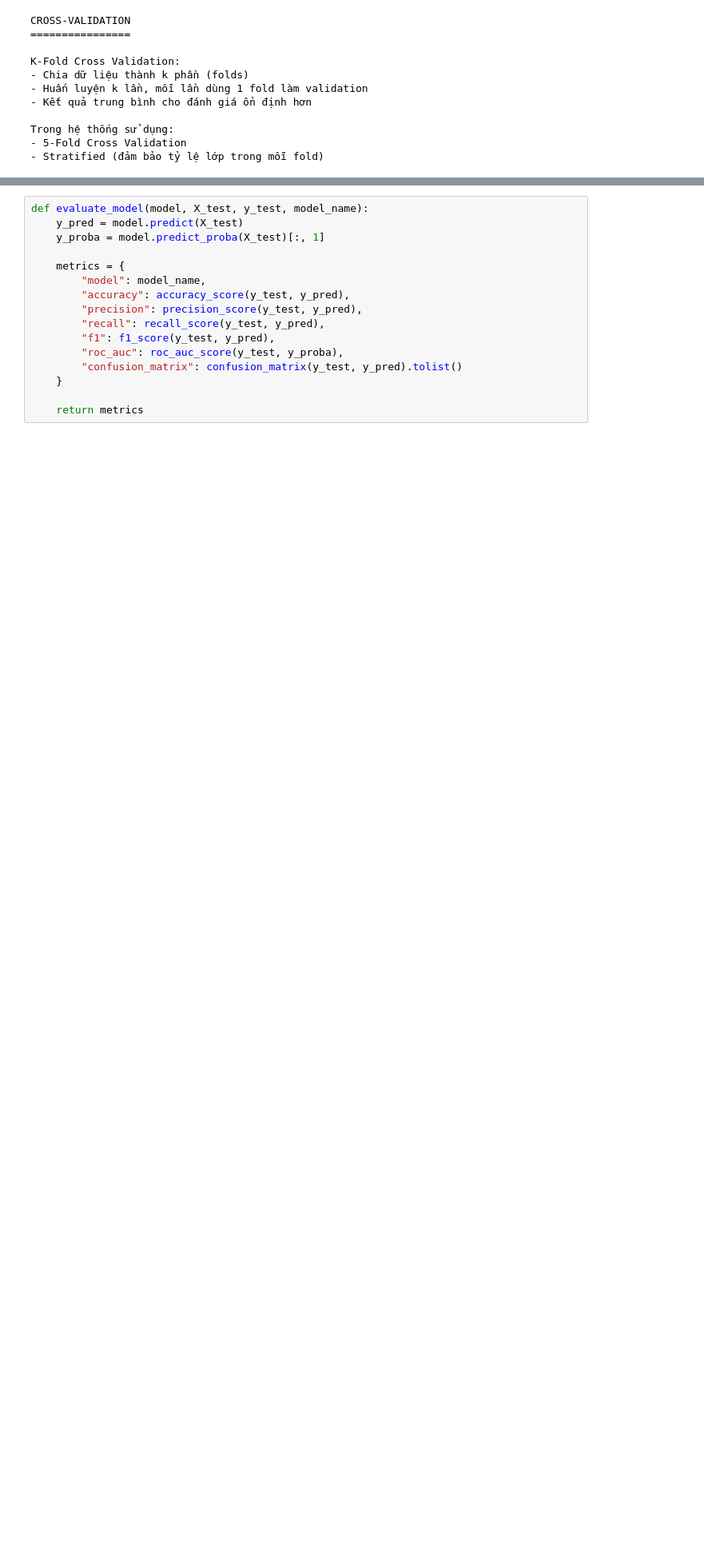
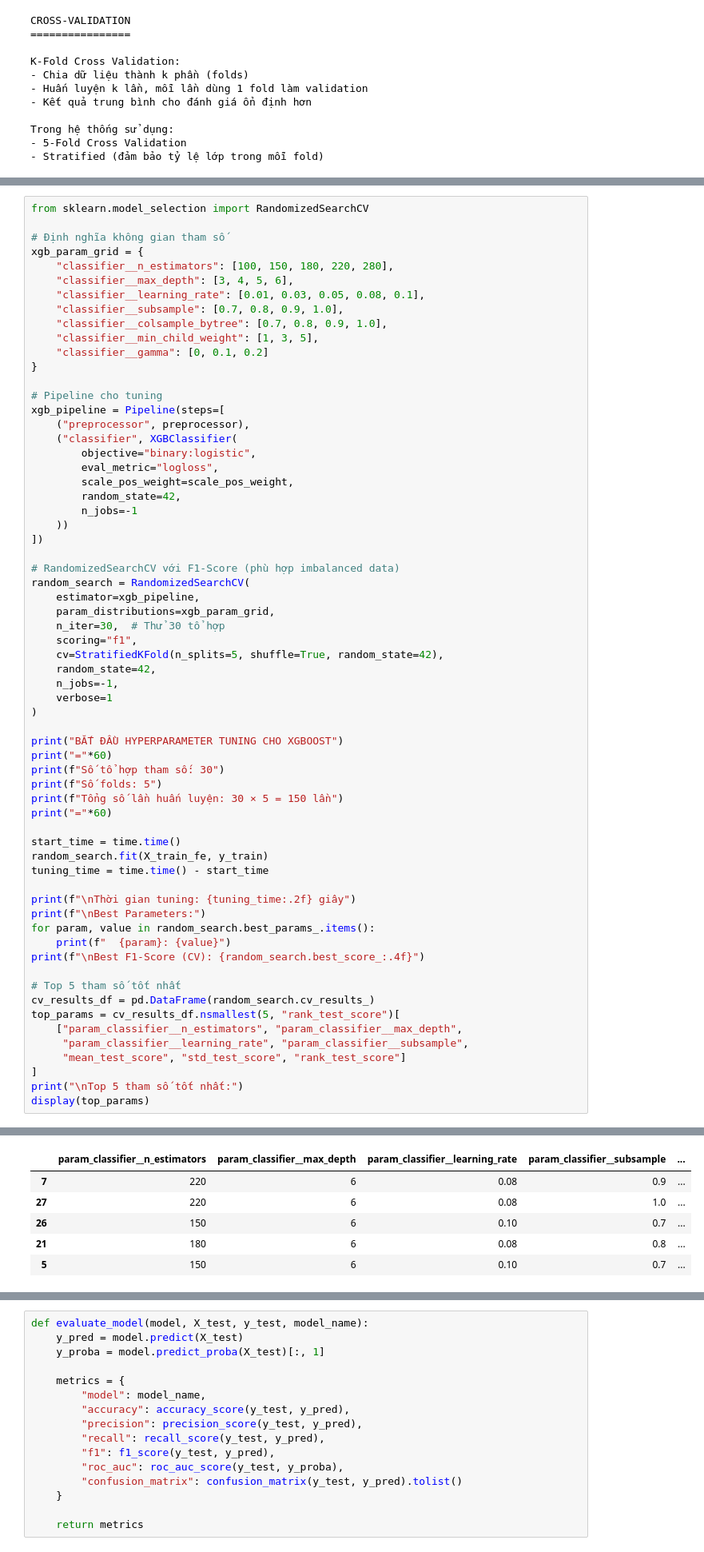
Before and after one commit to bngcVu/diabetes-classification-mining, a Jupyter notebook: notebooks/02_preprocessing_modeling.ipynb, the cells around one changed output, grey strips where cells are left out. Shown at 80% size. Drawn from its saved outputs; the diff is of its cells as text; blank space fills up the shorter version.

```diff
--- a/notebooks/02_preprocessing_modeling.ipynb
+++ b/notebooks/02_preprocessing_modeling.ipynb
@@ -1432,0 +1264,65 @@ Mean F1: 0.4435 (+/- 0.0063)
+# %%
+from sklearn.model_selection import RandomizedSearchCV
+
+# Định nghĩa không gian tham số
+xgb_param_grid = {
+    "classifier__n_estimators": [100, 150, 180, 220, 280],
+    "classifier__max_depth": [3, 4, 5, 6],
+    "classifier__learning_rate": [0.01, 0.03, 0.05, 0.08, 0.1],
+    "classifier__subsample": [0.7, 0.8, 0.9, 1.0],
+    "classifier__colsample_bytree": [0.7, 0.8, 0.9, 1.0],
+    "classifier__min_child_weight": [1, 3, 5],
+    "classifier__gamma": [0, 0.1, 0.2]
+}
+
+# Pipeline cho tuning
+xgb_pipeline = Pipeline(steps=[
+    ("preprocessor", preprocessor),
+    ("classifier", XGBClassifier(
+        objective="binary:logistic",
+        eval_metric="logloss",
+        scale_pos_weight=scale_pos_weight,
+        random_state=42,
+        n_jobs=-1
+    ))
+])
+
+# RandomizedSearchCV với F1-Score (phù hợp imbalanced data)
+random_search = RandomizedSearchCV(
+    estimator=xgb_pipeline,
+    param_distributions=xgb_param_grid,
+    n_iter=30,  # Thử 30 tổ hợp
+    scoring="f1",
+    cv=StratifiedKFold(n_splits=5, shuffle=True, random_state=42),
+    random_state=42,
+    n_jobs=-1,
+    verbose=1
+)
+
+print("BẮT ĐẦU HYPERPARAMETER TUNING CHO XGBOOST")
+print("="*60)
+print(f"Số tổ hợp tham số: 30")
+print(f"Số folds: 5")
+print(f"Tổng số lần huấn luyện: 30 × 5 = 150 lần")
+print("="*60)
+
+start_time = time.time()
+random_search.fit(X_train_fe, y_train)
+tuning_time = time.time() - start_time
+
+print(f"\nThời gian tuning: {tuning_time:.2f} giây")
+print(f"\nBest Parameters:")
+for param, value in random_search.best_params_.items():
+    print(f"  {param}: {value}")
+print(f"\nBest F1-Score (CV): {random_search.best_score_:.4f}")
+
+# Top 5 tham số tốt nhất
+cv_results_df = pd.DataFrame(random_search.cv_results_)
+top_params = cv_results_df.nsmallest(5, "rank_test_score")[
+    ["param_classifier__n_estimators", "param_classifier__max_depth",
+     "param_classifier__learning_rate", "param_classifier__subsample",
+     "mean_test_score", "std_test_score", "rank_test_score"]
+]
+print("\nTop 5 tham số tốt nhất:")
+display(top_params)
+# %% [output]
@@ -1432,0 +1346,6 @@ Mean F1: 0.4435 (+/- 0.0063)
+|  | param_classifier__n_estimators | param_classifier__max_depth | param_classifier__learning_rate | param_classifier__subsample | ... |
+| 7 | 220 | 6 | 0.08 | 0.9 | ... |
+| 27 | 220 | 6 | 0.08 | 1.0 | ... |
+| 26 | 150 | 6 | 0.10 | 0.7 | ... |
+| 21 | 180 | 6 | 0.08 | 0.8 | ... |
+| 5 | 150 | 6 | 0.10 | 0.7 | ... |
```
Also changed, not shown: parts of 33 cells of this notebook, 3 other files.
